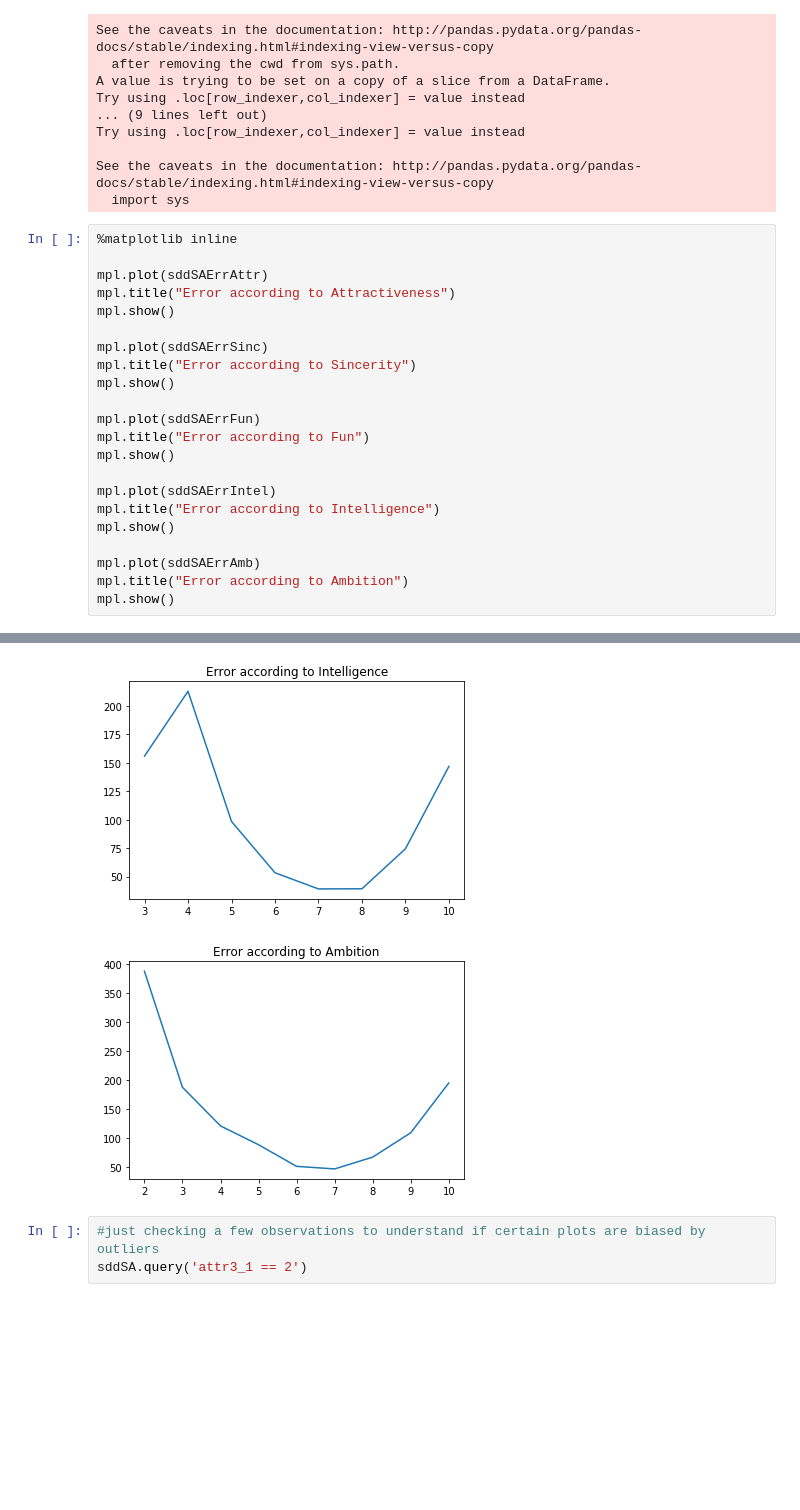
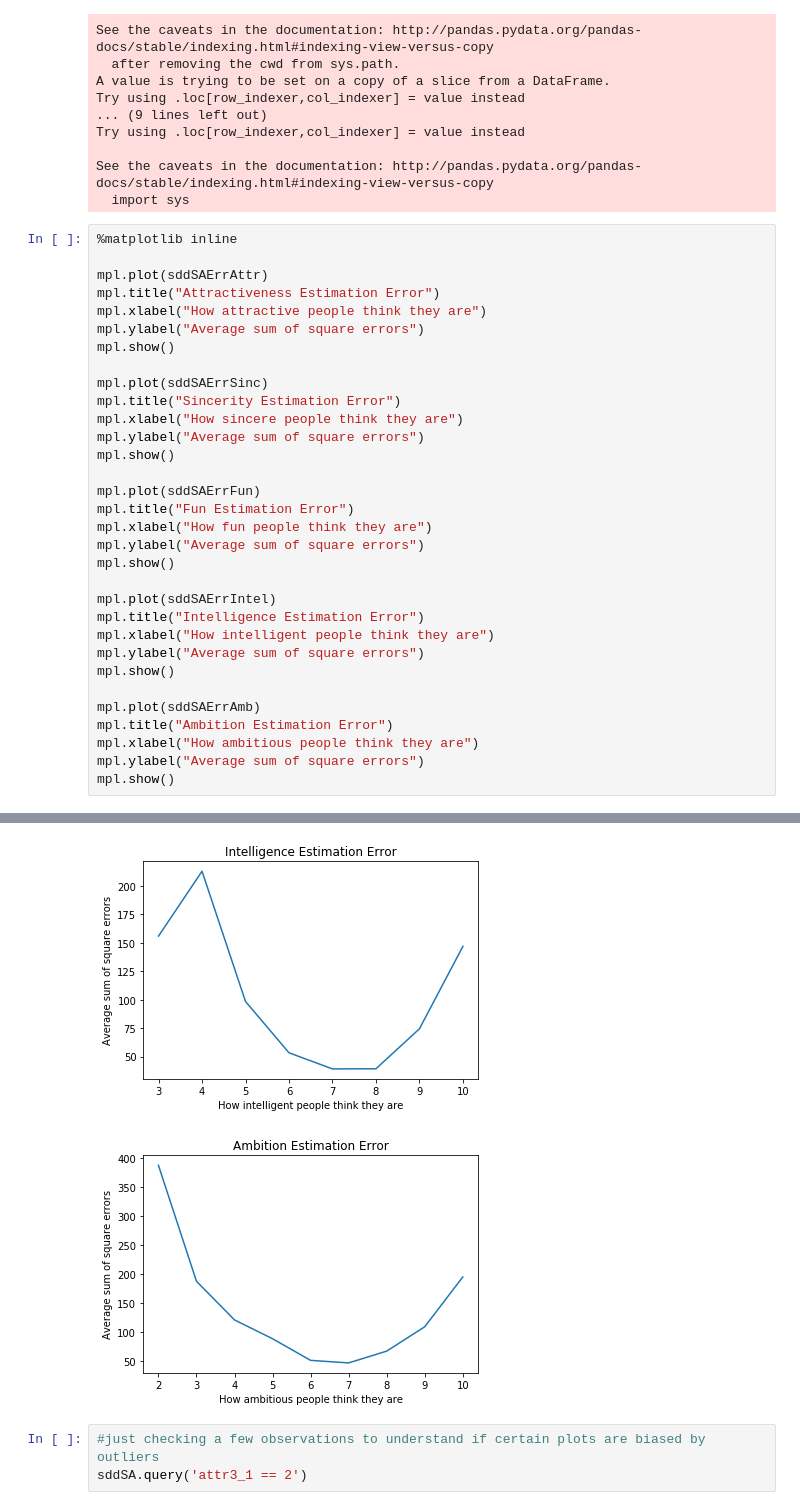
Before and after one commit to alexchouraki/Python-Project, a Jupyter notebook: Python Project.ipynb, the cells around one changed output, grey strips where cells are left out. Cells and saved outputs as stored; diff of their text form; blank space fills up the shorter version.

```diff
--- a/Python Project.ipynb
+++ b/Python Project.ipynb
@@ -597,22 +619,32 @@ See the caveats in the documentation: http://pandas.pydata.org/pandas-docs/stabl
 %matplotlib inline
 
 mpl.plot(sddSAErrAttr)
-mpl.title("Error according to Attractiveness")
+mpl.title("Attractiveness Estimation Error")
+mpl.xlabel("How attractive people think they are")
+mpl.ylabel("Average sum of square errors")
 mpl.show()
 
 mpl.plot(sddSAErrSinc)
-mpl.title("Error according to Sincerity")
+mpl.title("Sincerity Estimation Error")
+mpl.xlabel("How sincere people think they are")
+mpl.ylabel("Average sum of square errors")
 mpl.show()
 
 mpl.plot(sddSAErrFun)
-mpl.title("Error according to Fun")
+mpl.title("Fun Estimation Error")
+mpl.xlabel("How fun people think they are")
+mpl.ylabel("Average sum of square errors")
 mpl.show()
 
 mpl.plot(sddSAErrIntel)
-mpl.title("Error according to Intelligence")
+mpl.title("Intelligence Estimation Error")
+mpl.xlabel("How intelligent people think they are")
+mpl.ylabel("Average sum of square errors")
 mpl.show()
 
 mpl.plot(sddSAErrAmb)
-mpl.title("Error according to Ambition")
+mpl.title("Ambition Estimation Error")
+mpl.xlabel("How ambitious people think they are")
+mpl.ylabel("Average sum of square errors")
 mpl.show()
 # %% [output]
@@ -622,5 +654,5 @@ mpl.show()
-[figure, old version]
+[figure, new version]
-[figure, old version]
+[figure, new version]
 # %%
 #just checking a few observations to understand if certain plots are biased by outliers
 sddSA.query('attr3_1 == 2')
```
Also changed, not shown: parts of 11 cells of this notebook.
